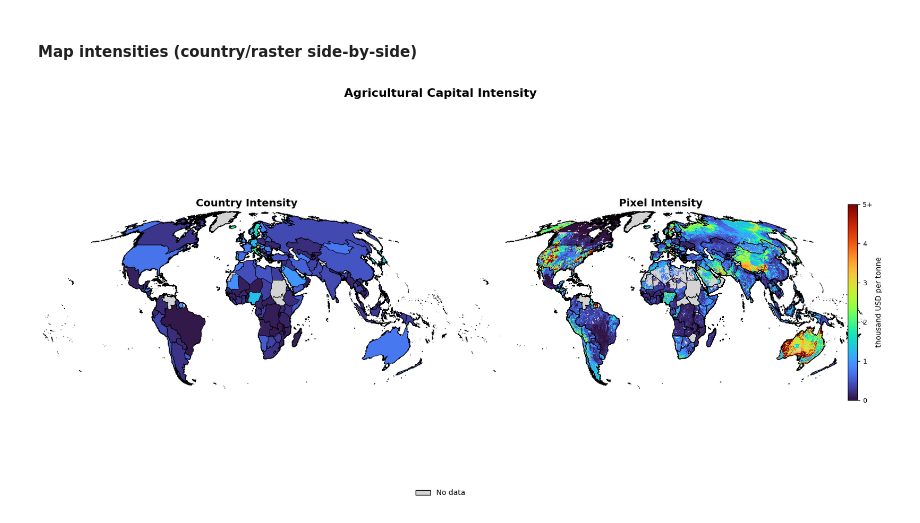
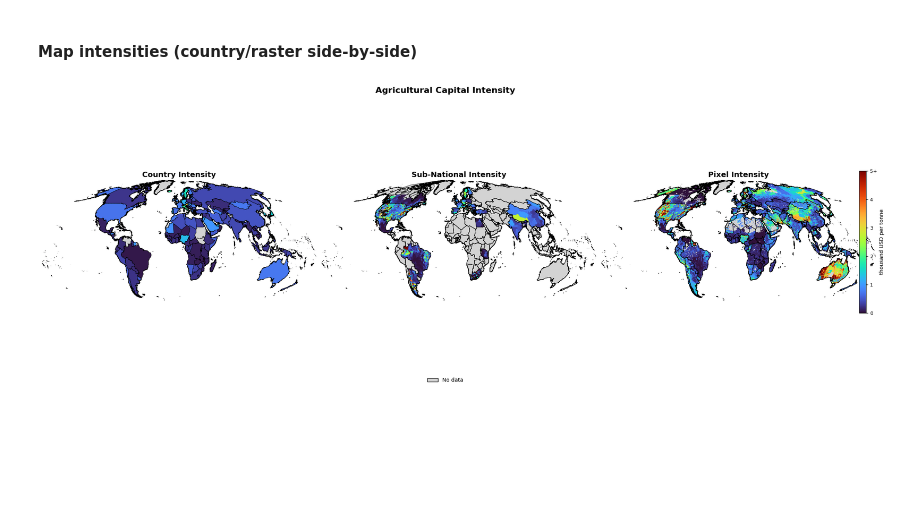
Before and after one commit to carinamani/AgDownscaling, a Jupyter notebook: 04_FIGURES/map_intensities_side_by_side.ipynb, the cells around one changed output. Saved outputs shown, nothing was run; the diff lists cells and outputs as text; code cells hidden in the pictures; blank space fills up the shorter version.

Commit message:
update intensity figures

```diff
--- a/04_FIGURES/map_intensities_side_by_side.ipynb
+++ b/04_FIGURES/map_intensities_side_by_side.ipynb
@@ -50,18 +60,0 @@ country_boundaries = country_boundaries.merge(country_intensities, on='ISO3', ho
-# %%
-values = capital_intensity.values.flatten()
-
-# drop NaNs (rasters typically have nodata pixels, e.g. ocean/non-agricultural areas)
-values_clean = values[~np.isnan(values)]
-
-# further restrict to values strictly above 0
-values_clean = values_clean[values_clean > 0]
-
-print(f"Total pixels: {len(values)}")
-print(f"Valid (non-NaN, >0) pixels: {len(values_clean)}")
-
-# pull every 10th percentile: 10, 20, 30, ..., 100
-percentiles = np.arange(10, 101, 10)
-percentile_values = np.percentile(values_clean, percentiles)
-
-for p, v in zip(percentiles, percentile_values):
-    print(f"{p}th percentile: {v:.2f}")
@@ -209,31 +189,28 @@ fig.savefig(f"{fd}/{name}.png", dpi=300, bbox_inches='tight')
 # %% [markdown]
 #### Map intensities (country/raster side-by-side)
 # %%
-##### Side-by-side raster vs. country intensity maps
-
 def plot_intensity_side_by_side(
-    raster, country_gdf, value_col, bounds, labels, vmin, vmax,
+    raster, country_gdf, sub_national_gdf, value_col, bounds, labels, vmin, vmax,
     title, cbar_label, out_path, cmap="turbo", missing_color="lightgrey"
 ):
     """
-    Plot country-level choropleth intensity (left) alongside pixel-level
-    raster intensity (right), on the same color scale. Areas/countries
-    with missing data are shown in light grey on both panels, with a
-    single shared colorbar and a 'No data' legend entry.
+    Plot country-level choropleth intensity (left), sub-national choropleth
+    intensity (middle), and pixel-level raster intensity (right), all on the
+    same color scale. Areas/countries with missing data are shown in light
+    grey on every panel, with a single shared colorbar and a 'No data' legend entry.
     """
     value_plot = raster.squeeze()
 
-    fig, axes = plt.subplots(1, 2, figsize=(20, 8))
+    fig, axes = plt.subplots(1, 3, figsize=(28, 8))
     minx, miny, maxx, maxy = country_gdf.total_bounds
 
-    # --- Left panel: country-level choropleth ---
+    # --- Panel 1: country-level choropleth ---
     ax0 = axes[0]
 
     has_data = country_gdf[country_gdf[value_col].notna()]
     no_data = country_gdf[country_gdf[value_col].isna()]
 
     no_data.plot(ax=ax0, facecolor=missing_color, edgecolor="black", linewidth=0.6, zorder=1)
-
     has_data.plot(
         ax=ax0, column=value_col, cmap=cmap, vmin=vmin, vmax=vmax,
         edgecolor="black", linewidth=0.6, zorder=2
@@ -244,15 +221,27 @@ def plot_intensity_side_by_side(
     ax0.set_axis_off()
     ax0.set_title("Country Intensity", fontsize=14, weight="bold")
 
-    # --- Right panel: pixel intensity ---
+    # --- Panel 2: sub-national choropleth ---
     ax1 = axes[1]
 
-    # grey basemap first, so nodata pixels show through as missing
+    sub_has_data = sub_national_gdf[sub_national_gdf[value_col].notna()]
+    sub_no_data = sub_national_gdf[sub_national_gdf[value_col].isna()]
+
+    # grey country basemap first, so areas with no sub-national coverage show through
     country_gdf.plot(ax=ax1, facecolor=missing_color, edgecolor="black", linewidth=0.6, zorder=1)
 
-    im = value_plot.plot(
-        ax=ax1, cmap=cmap, vmin=vmin, vmax=vmax,
-        add_colorbar=False, add_labels=False, zorder=2
+    sub_no_data.plot(ax=ax1, facecolor=missing_color, edgecolor="black", linewidth=0.6, zorder=1)
+
+    norm = Normalize(vmin=vmin, vmax=vmax)
+    colormap = cm.get_cmap(cmap)
+    colors = [to_hex(colormap(norm(v))) for v in sub_has_data[value_col]]
+
+    sub_has_data.plot(
+        ax=ax1,
+        color=colors,
+        edgecolor=colors,
+        linewidth=0.6,
+        zorder=2,
     )
 
     country_gdf.plot(ax=ax1, facecolor="none", edgecolor="black", linewidth=0.6, zorder=3)
@@ -260,11 +249,28 @@ def plot_intensity_side_by_side(
     ax1.set_xlim(minx, maxx)
     ax1.set_ylim(miny, maxy)
     ax1.set_axis_off()
-    ax1.set_title("Pixel Intensity", fontsize=14, weight="bold")
+    ax1.set_title("Sub-National Intensity", fontsize=14, weight="bold")
+
+    # --- Panel 3: pixel intensity ---
+    ax2 = axes[2]
+
+    country_gdf.plot(ax=ax2, facecolor=missing_color, edgecolor="black", linewidth=0.6, zorder=1)
+
+    im = value_plot.plot(
+        ax=ax2, cmap=cmap, vmin=vmin, vmax=vmax,
+        add_colorbar=False, add_labels=False, zorder=2
+    )
+
+    country_gdf.plot(ax=ax2, facecolor="none", edgecolor="black", linewidth=0.6, zorder=3)
+
+    ax2.set_xlim(minx, maxx)
+    ax2.set_ylim(miny, maxy)
+    ax2.set_axis_off()
+    ax2.set_title("Pixel Intensity", fontsize=14, weight="bold")
 
     fig.suptitle(title, fontsize=16, weight="bold", y=1.0)
 
-    # --- Shared colorbar (built off the raster image, same vmin/vmax as choropleth) ---
+    # --- Shared colorbar (built off the raster image, same vmin/vmax as choropleths) ---
     cbar = fig.colorbar(
         im, ax=axes, orientation="vertical", fraction=0.02, pad=0.02, shrink=0.6
     )
@@ -281,31 +287,33 @@ def plot_intensity_side_by_side(
     fig.savefig(out_path, dpi=300, bbox_inches="tight", pad_inches=0.1)
     plt.show()
 
 
 # --- Capital intensity ---
 plot_intensity_side_by_side(
     raster=capital_intensity,
     country_gdf=country_boundaries,
+    sub_national_gdf=sub_national_capital,
     value_col="capital_intensity_USD_per_tonne",
     bounds=[0, 1000, 2000, 3000, 4000, 5000],
     labels=['0', '1', '2', '3', '4', '5+'],
     vmin=0, vmax=5000,
     title="Agricultural Capital Intensity",
     cbar_label="thousand USD per tonne",
     out_path=f"{fd}/capital_intensity_side_by_side.png",
 )
 
 # --- Labor intensity ---
 plot_intensity_side_by_side(
     raster=labor_intensity,
     country_gdf=country_boundaries,
+    sub_national_gdf=sub_national_labor,
     value_col="labor_intensity_jobs_per_tonne",
     bounds=[0, 0.2, 0.4, 0.6, 0.8, 1],
     labels=['0', '0.2', '0.4', '0.6', '0.8', '1+'],
     vmin=0, vmax=1,
     title="Agricultural Labor Intensity",
     cbar_label="jobs per tonne",
     out_path=f"{fd}/labor_intensity_side_by_side.png",
 )
 # %% [output]
-[figure, old version]
+[figure, new version]
```
Also changed, not shown: parts of 7 cells of this notebook, 2 other files.
